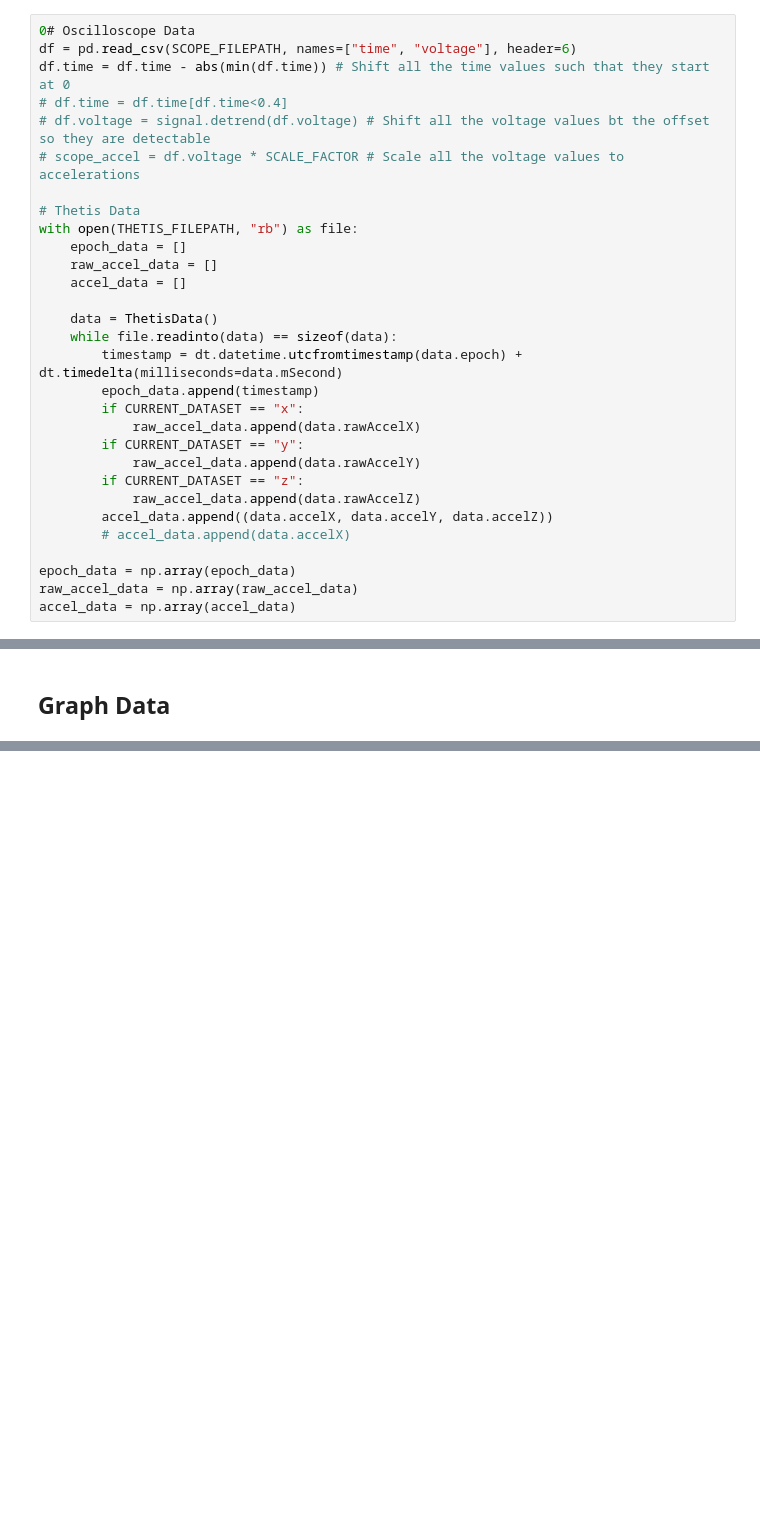
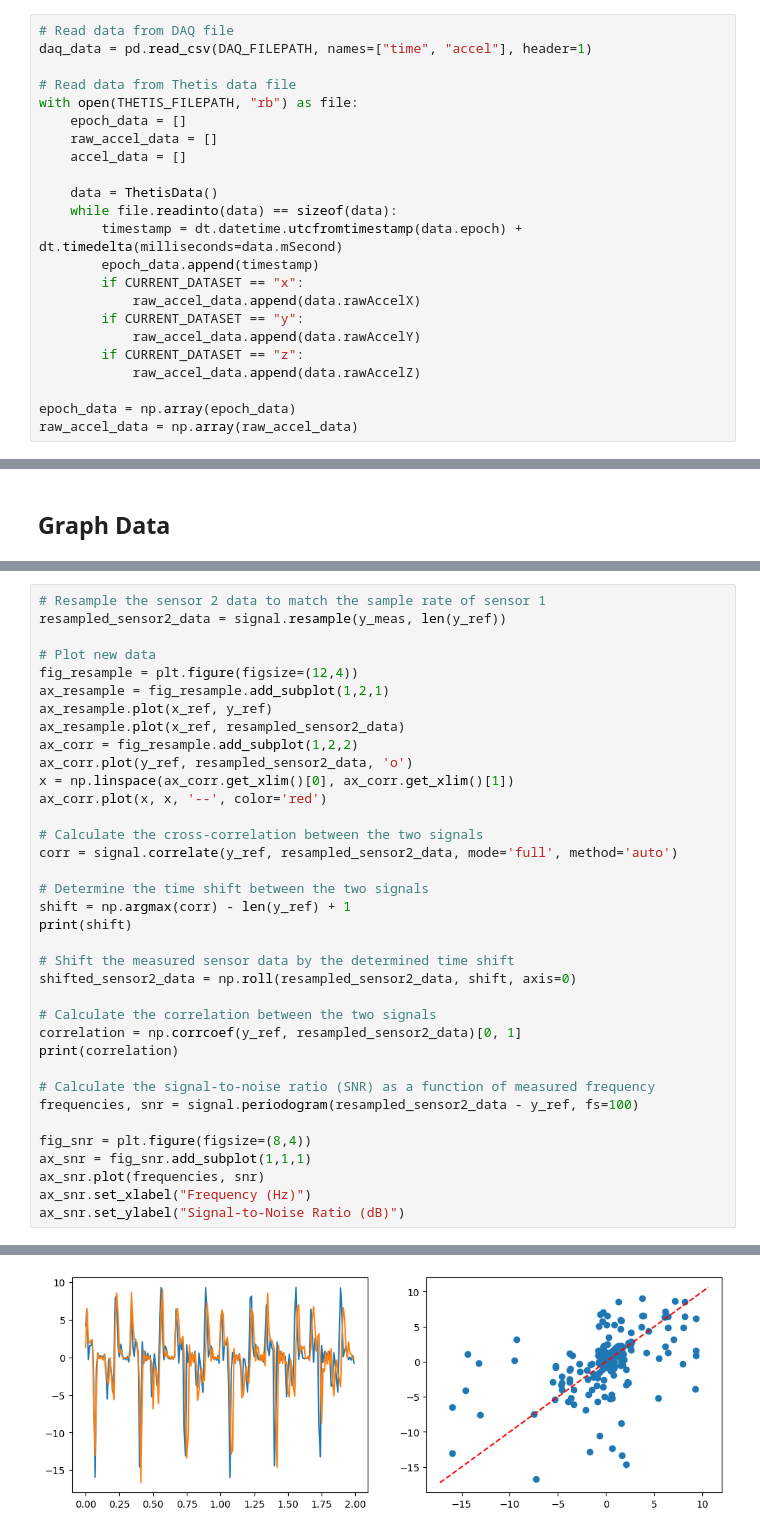
Before and after one commit to Legohead259/Thetis-Scripts, a Jupyter notebook: vibration_validation/accelerometer_validation.ipynb, the cells around one changed output, grey strips where cells are left out. Drawn from its saved outputs; the diff is of its cells as text; blank space fills up the shorter version.

```diff
--- a/vibration_validation/accelerometer_validation.ipynb
+++ b/vibration_validation/accelerometer_validation.ipynb
@@ -39,14 +34,10 @@ THETIS_FILEPATH = "data/{0}-axis/{0}_thetis_{1}Hz.bin".format(CURRENT_DATASET, C
 # %% [markdown]
 ## Read in the Experimental Data
 # %%
-0# Oscilloscope Data
-df = pd.read_csv(SCOPE_FILEPATH, names=["time", "voltage"], header=6)
-df.time = df.time - abs(min(df.time)) # Shift all the time values such that they start at 0
-# df.time = df.time[df.time<0.4]
-# df.voltage = signal.detrend(df.voltage) # Shift all the voltage values bt the offset so they are detectable
-# scope_accel = df.voltage * SCALE_FACTOR # Scale all the voltage values to accelerations
+# Read data from DAQ file
+daq_data = pd.read_csv(DAQ_FILEPATH, names=["time", "accel"], header=1)
 
-# Thetis Data
+# Read data from Thetis data file
 with open(THETIS_FILEPATH, "rb") as file:
     epoch_data = []
     raw_accel_data = []
@@ -62,9 +53,6 @@ with open(THETIS_FILEPATH, "rb") as file:
             raw_accel_data.append(data.rawAccelY)
         if CURRENT_DATASET == "z":
             raw_accel_data.append(data.rawAccelZ)
-        accel_data.append((data.accelX, data.accelY, data.accelZ))
-        # accel_data.append(data.accelX)
 
 epoch_data = np.array(epoch_data)
 raw_accel_data = np.array(raw_accel_data)
-accel_data = np.array(accel_data)
@@ -215,0 +183,37 @@ Correlation Coefficient:  0.05
+# %%
+# Resample the sensor 2 data to match the sample rate of sensor 1
+resampled_sensor2_data = signal.resample(y_meas, len(y_ref))
+
+# Plot new data
+fig_resample = plt.figure(figsize=(12,4))
+ax_resample = fig_resample.add_subplot(1,2,1)
+ax_resample.plot(x_ref, y_ref)
+ax_resample.plot(x_ref, resampled_sensor2_data)
+ax_corr = fig_resample.add_subplot(1,2,2)
+ax_corr.plot(y_ref, resampled_sensor2_data, 'o')
+x = np.linspace(ax_corr.get_xlim()[0], ax_corr.get_xlim()[1])
+ax_corr.plot(x, x, '--', color='red')
+
+# Calculate the cross-correlation between the two signals
+corr = signal.correlate(y_ref, resampled_sensor2_data, mode='full', method='auto')
+
+# Determine the time shift between the two signals
+shift = np.argmax(corr) - len(y_ref) + 1
+print(shift)
+
+# Shift the measured sensor data by the determined time shift
+shifted_sensor2_data = np.roll(resampled_sensor2_data, shift, axis=0)
+
+# Calculate the correlation between the two signals
+correlation = np.corrcoef(y_ref, resampled_sensor2_data)[0, 1]
+print(correlation)
+
+# Calculate the signal-to-noise ratio (SNR) as a function of measured frequency
+frequencies, snr = signal.periodogram(resampled_sensor2_data - y_ref, fs=100)
+
+fig_snr = plt.figure(figsize=(8,4))
+ax_snr = fig_snr.add_subplot(1,1,1)
+ax_snr.plot(frequencies, snr)
+ax_snr.set_xlabel("Frequency (Hz)")
+ax_snr.set_ylabel("Signal-to-Noise Ratio (dB)")
+# %% [output]
@@ -215,0 +223 @@ Correlation Coefficient:  0.05
+[figure, added]
```
Also changed, not shown: parts of 9 cells of this notebook, 18 other files.
